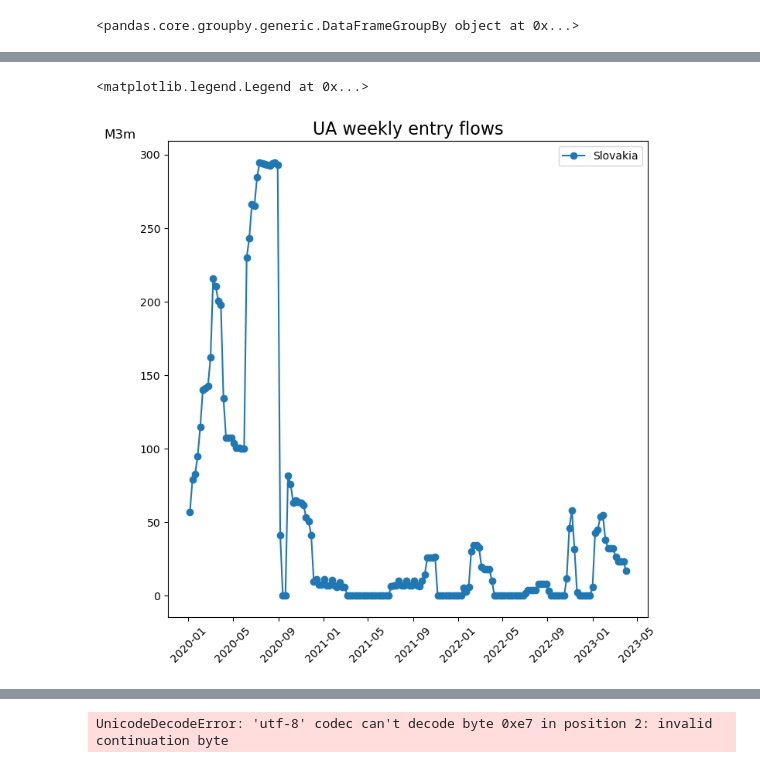
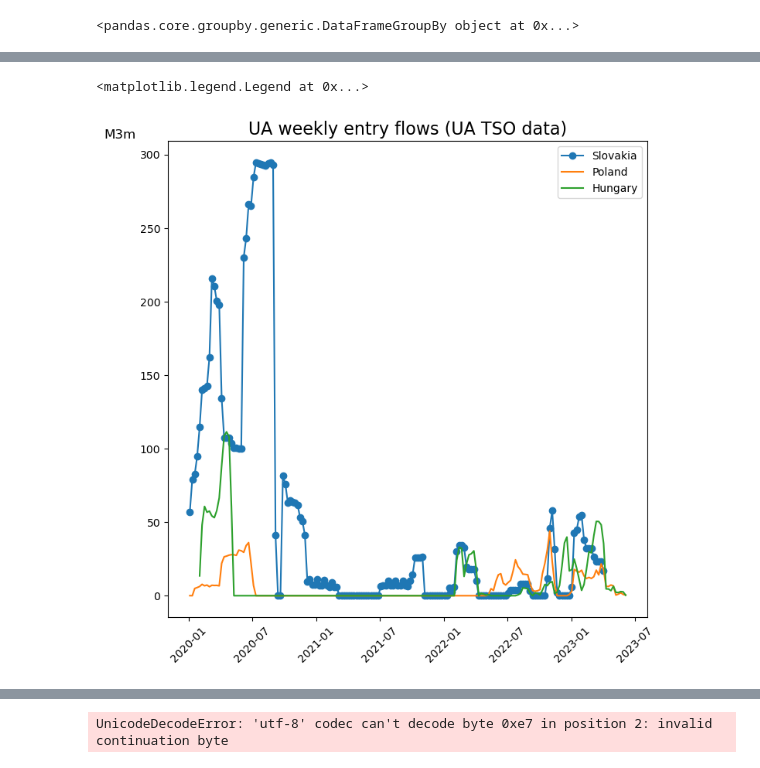
Before and after one commit to greenbruegel/gas-imports, a Jupyter notebook: UA flows.ipynb, the cells around one changed output, grey strips where cells are left out. Saved outputs shown, nothing was run; the diff lists cells and outputs as text; code cells hidden in the pictures.

```diff
--- a/UA flows.ipynb
+++ b/UA flows.ipynb
@@ -93,31 +58,31 @@ df_e['M3m']= df_e['Èòîã']/1000000
 # %%
 rus = df_e[df_e['[En] Country']=='Russia']['M3m'].groupby(pd.Grouper(freq='W')).sum(numeric_only=True)
-slov = df_e[df_e['[En] Country']=='Slovakia']['M3m'].groupby(pd.Grouper(freq='W')).sum(numeric_only=True)
-pol = df_e[df_e['[En] Country']=='Poland']['M3m'].groupby(pd.Grouper(freq='W')).sum(numeric_only=True)
-rom = df_e[df_e['[En] Country']=='Romania']['M3m'].groupby(pd.Grouper(freq='W')).sum(numeric_only=True)
-hun = df_e[df_e['[En] Country']=='Hungary']['M3m'].groupby(pd.Grouper(freq='W')).sum(numeric_only=True)
-mold = df_e[df_e['[En] Country']=='Moldova']['M3m'].groupby(pd.Grouper(freq='W')).sum(numeric_only=True)
+slov = df_e[df_e['[En] Country']=='Slovakia']['2020':]['M3m'].groupby(pd.Grouper(freq='W')).sum(numeric_only=True)
+pol = df_e[df_e['[En] Country']=='Poland']['2020':]['M3m'].groupby(pd.Grouper(freq='W')).sum(numeric_only=True)
+rom = df_e[df_e['[En] Country']=='Romania']['2020':]['M3m'].groupby(pd.Grouper(freq='W')).sum(numeric_only=True)
+hun = df_e[df_e['[En] Country']=='Hungary']['2020':]['M3m'].groupby(pd.Grouper(freq='W')).sum(numeric_only=True)
+mold = df_e[df_e['[En] Country']=='Moldova']['2020':]['M3m'].groupby(pd.Grouper(freq='W')).sum(numeric_only=True)
 
 fig, ax = plt.subplots(figsize=(8, 8))
 
 # ax.plot(rus,color='red',label='Russia',linestyle=':')
 ax.plot(slov,label='Slovakia',marker='o')
-# ax.plot(pol,label='Poland')
+ax.plot(pol,label='Poland')
 # ax.plot(rom,label='Romania')
-# ax.plot(hun,label='Hungary')
+ax.plot(hun,label='Hungary')
 # ax.plot(mold,label='Moldova')
 
 date_form1 = DateFormatter("%Y-%m")
 ax.xaxis.set_major_formatter(date_form1)
 
 
 plt.xticks(rotation=45)
-plt.title('UA weekly entry flows',fontsize='16')
+plt.title('UA weekly entry flows (UA TSO data)',fontsize='16')
 plt.ylabel('M3m',fontsize=12,rotation=0,loc='top')
 plt.legend(loc='best')
 # %% [output]
 <matplotlib.legend.Legend at 0x...>
-[figure, old version]
+[figure, new version]
 # %%
 df[(df['[En] Country']=='Slovakia')&(df['Äàòà / Date']>'2023-01-01')&(df['[EN] Direction']=='Entry')]
 # %% [output]
```
Also changed, not shown: parts of 4 cells of this notebook, 3 other files.
